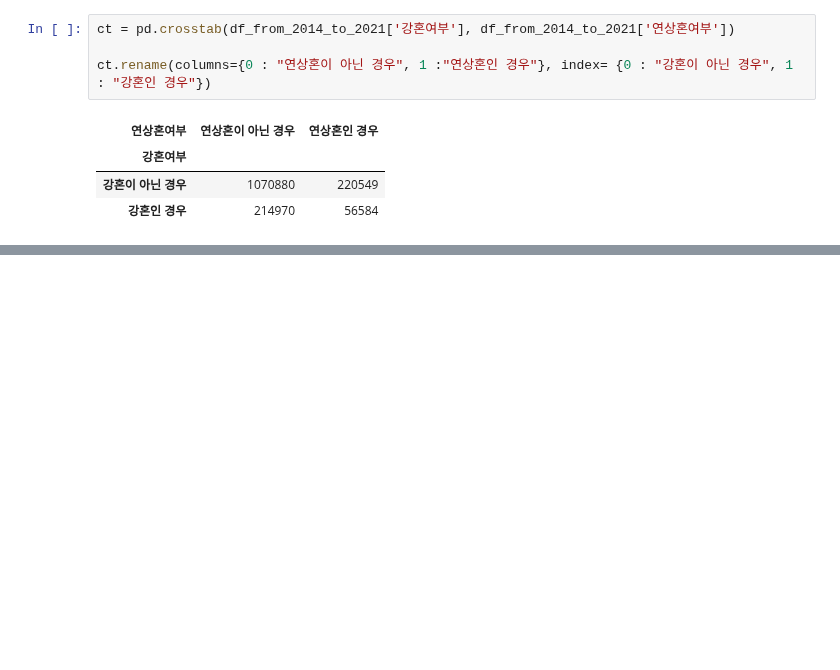
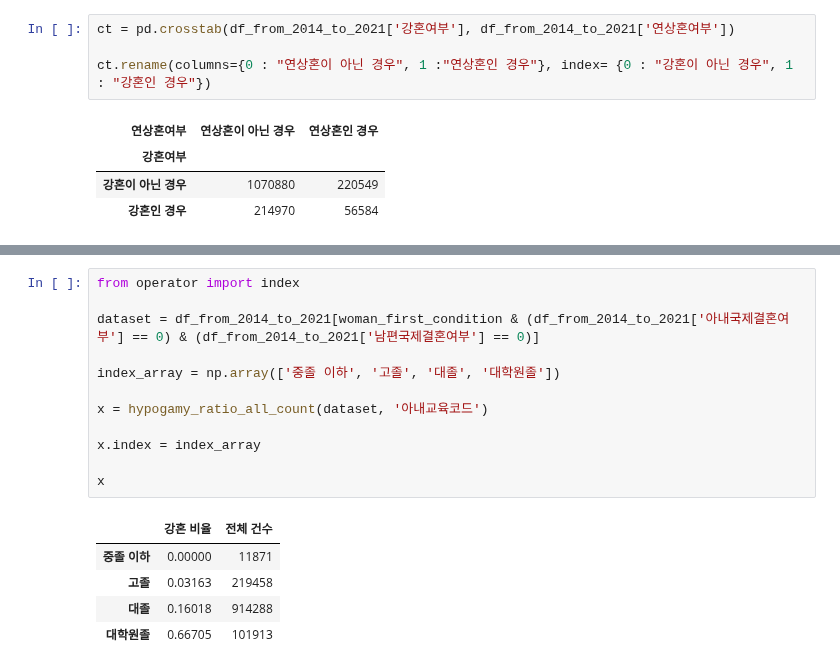
Before and after one commit to ohMinyoung22/science_project, a Jupyter notebook: eda/kanghon.ipynb, the cells around one changed output, grey strips where cells are left out. Cells and saved outputs as stored; diff of their text form; blank space fills up the shorter version.

```diff
--- a/eda/kanghon.ipynb
+++ b/eda/kanghon.ipynb
@@ -582,0 +391,18 @@ marriage
+# %%
+from operator import index
+
+dataset = df_from_2014_to_2021[woman_first_condition & (df_from_2014_to_2021['아내국제결혼여부'] == 0) & (df_from_2014_to_2021['남편국제결혼여부'] == 0)]
+
+index_array = np.array(['중졸 이하', '고졸', '대졸', '대학원졸'])
+
+x = hypogamy_ratio_all_count(dataset, '아내교육코드')
+
+x.index = index_array
+
+x
+# %% [output]
+|  | 강혼 비율 | 전체 건수 |
+| 중졸 이하 | 0.00000 | 11871 |
+| 고졸 | 0.03163 | 219458 |
+| 대졸 | 0.16018 | 914288 |
+| 대학원졸 | 0.66705 | 101913 |
```
Also changed, not shown: parts of 15 cells of this notebook.
